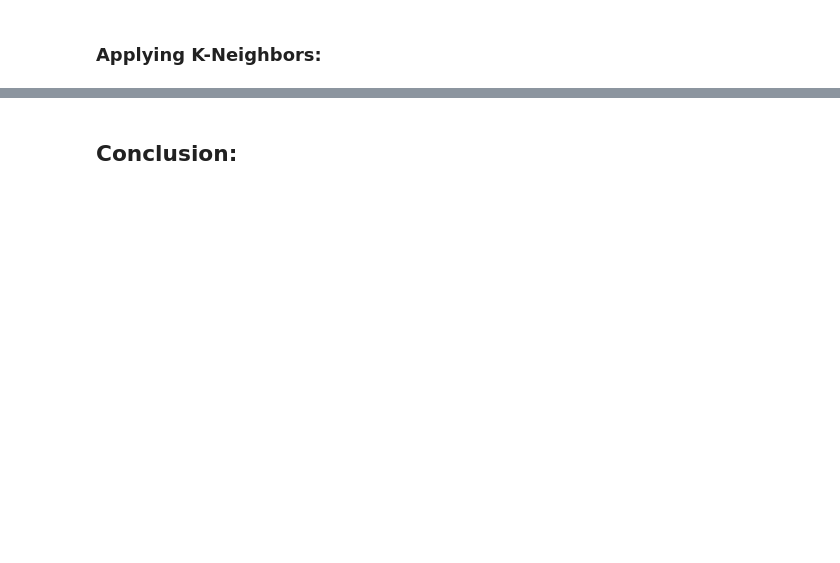
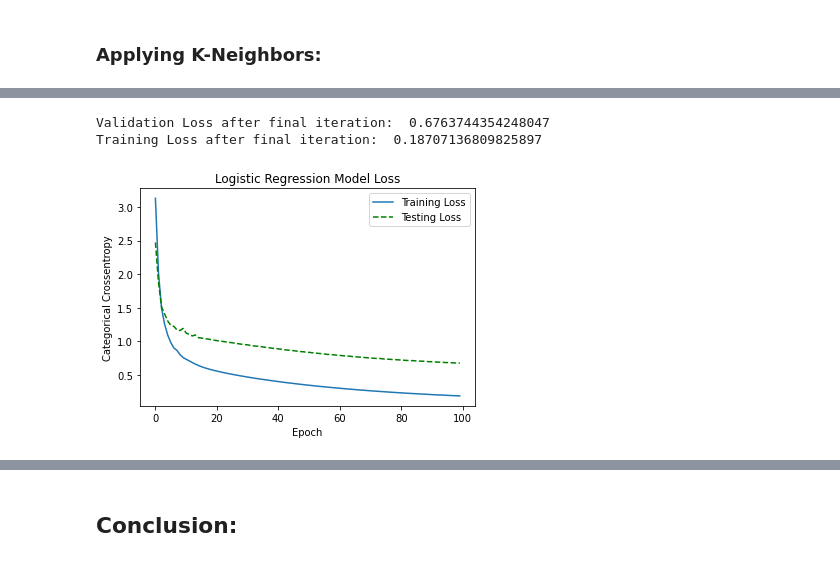
Before and after one commit to betulmesci/DataGlacier_Final_Project, a Jupyter notebook: DataGlacier Final.ipynb, the cells around one changed output, grey strips where cells are left out. Saved outputs shown, nothing was run; the diff lists cells and outputs as text; code cells hidden in the pictures; blank space fills up the shorter version.

```diff
--- a/DataGlacier Final.ipynb
+++ b/DataGlacier Final.ipynb
@@ -560,0 +573,20 @@ Predicted values for the unseen data are:  [ 0  0  6  6  0 11  7 11  9 17]
+# %%
+train_y_dummied = pd.get_dummies(train_y).to_numpy()
+test_y_dummied = pd.get_dummies(test_y).to_numpy()
+# %%
+from keras.models import Sequential
+from keras.layers import Dense
+from keras.regularizers import l2, l1
+from keras.optimizers import SGD
+
+# Stochastic Logistic Regression
+model_cat = Sequential()
+
+# validation loss
+model_cat.add(Dense(units=300, input_shape=[130656],activation='relu', kernel_regularizer=l2(0.001)))
+model_cat.add(Dense(units=200,activation='relu', kernel_regularizer=l2(0.0001)))
+model_cat.add(Dense(units=20, activation='softmax', kernel_regularizer=l2(0.0001)))
+
+# Compile model
+sgd = SGD(learning_rate=0.1)
+model_cat.compile(loss='categorical_crossentropy', optimizer=sgd)
@@ -560,0 +611,23 @@ Predicted values for the unseen data are:  [ 0  0  6  6  0 11  7 11  9 17]
+# %%
+# Fit the model
+history = model_cat.fit(train_X, train_y_dummied, batch_size = 256,
+          epochs = 100, verbose=0, validation_data=(test_X,test_y_dummied))
+# %%
+%matplotlib inline
+import matplotlib.pyplot as plt
+fig = plt.figure(figsize=(6,4))
+# # summarize history for loss
+plt.plot(history.history['loss'])
+plt.plot(history.history['val_loss'], 'g--')
+plt.title('Logistic Regression Model Loss')
+plt.ylabel('Categorical Crossentropy')
+plt.xlabel('Epoch')
+plt.legend(['Training Loss', 'Testing Loss'], loc='upper right')
+print("Validation Loss after final iteration: ", history.history['val_loss'][-1])
+print("Training Loss after final iteration: ", history.history['loss'][-1])
+
+plt.show()
+# %% [output]
+Validation Loss after final iteration:  0.6763744354248047
+Training Loss after final iteration:  0.18707136809825897
+[figure, added]
```
Also changed, not shown: parts of 54 cells of this notebook.
